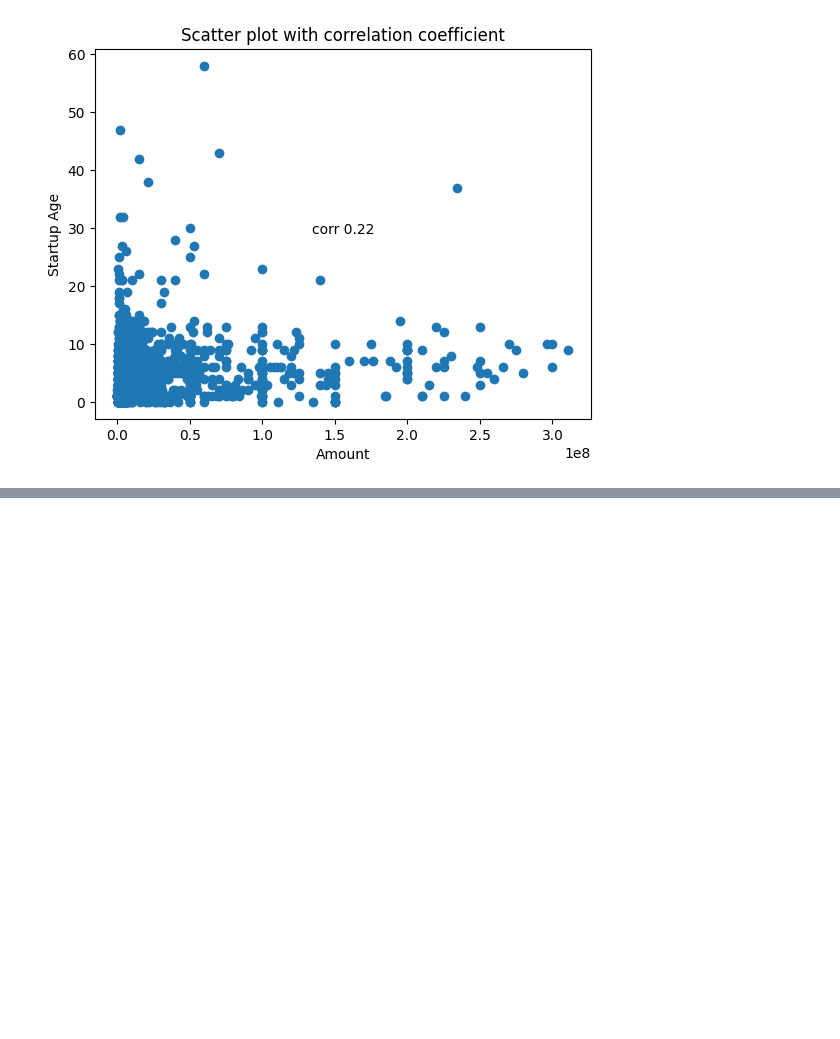
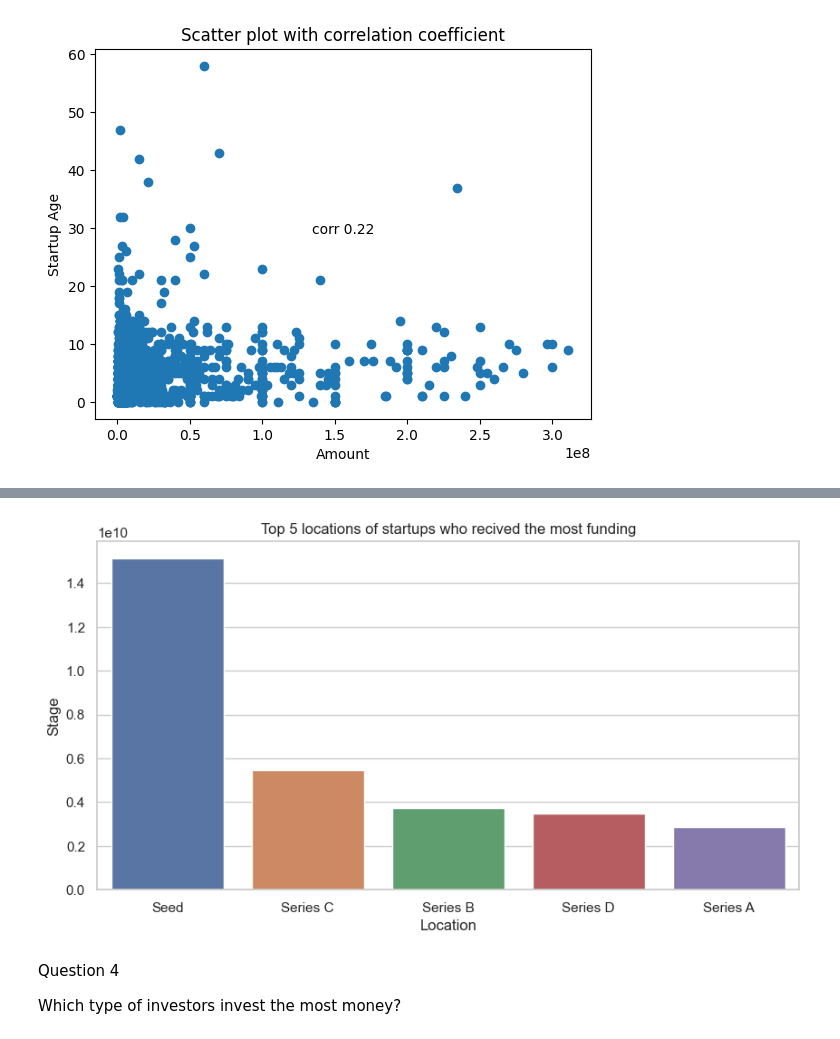
Before and after one commit to UMAR-FAWAZ/Indian_startup_funding_project, a Jupyter notebook: Indian_Startup.ipynb, the cells around one changed output, grey strips where cells are left out. Saved outputs shown, nothing was run; the diff lists cells and outputs as text; code cells hidden in the pictures; blank space fills up the shorter version.

```diff
--- a/Indian_Startup.ipynb
+++ b/Indian_Startup.ipynb
@@ -1727,0 +1887,4 @@ plt.show()
+# %%
+stage_data = df.groupby('Stage')['Amount'].sum().reset_index()
+top_5_stages = stage_data.sort_values(by = 'Amount', ascending = False).head()
+top_5_stages
@@ -1727,0 +1898,25 @@ plt.show()
+# %%
+#Visualizing the results of the top 5 stages
+
+fig = plt.figure(figsize = (10, 5))
+
+# Create a bar chart using seaborn
+sns.barplot(x='Stage', y='Amount', data=top_5_stages)
+
+# Add labels and title
+plt.xlabel("Location")
+plt.ylabel("Stage")
+plt.title("Top 5 locations of startups who recived the most funding")
+
+# format y-axis labels
+ax.yaxis.set_major_formatter(ticker.FuncFormatter(lambda x, pos: '{:,.0f}'.format(x)))
+
+
+# Show the plot
+plt.show()
+# %% [output]
+[figure, added]
+# %% [markdown]
+Question 4
+
+Which type of investors invest the most money?
```
Also changed, not shown: parts of 24 cells of this notebook.
